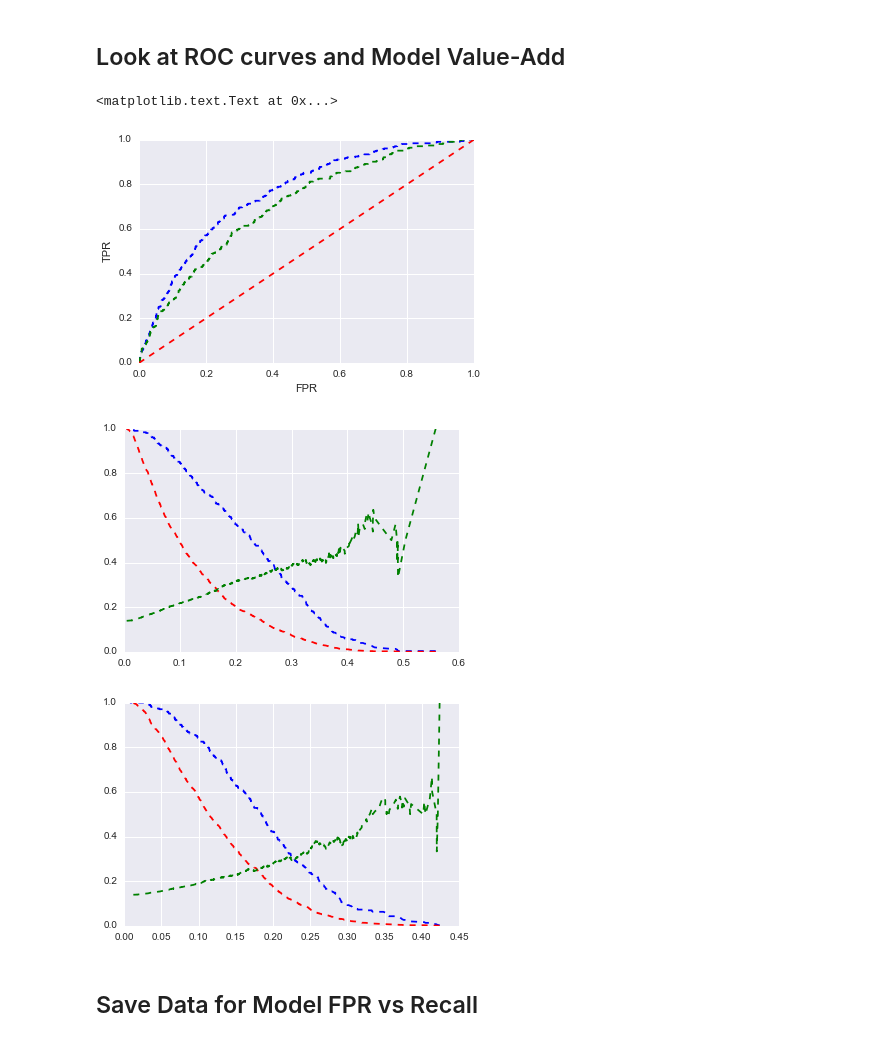
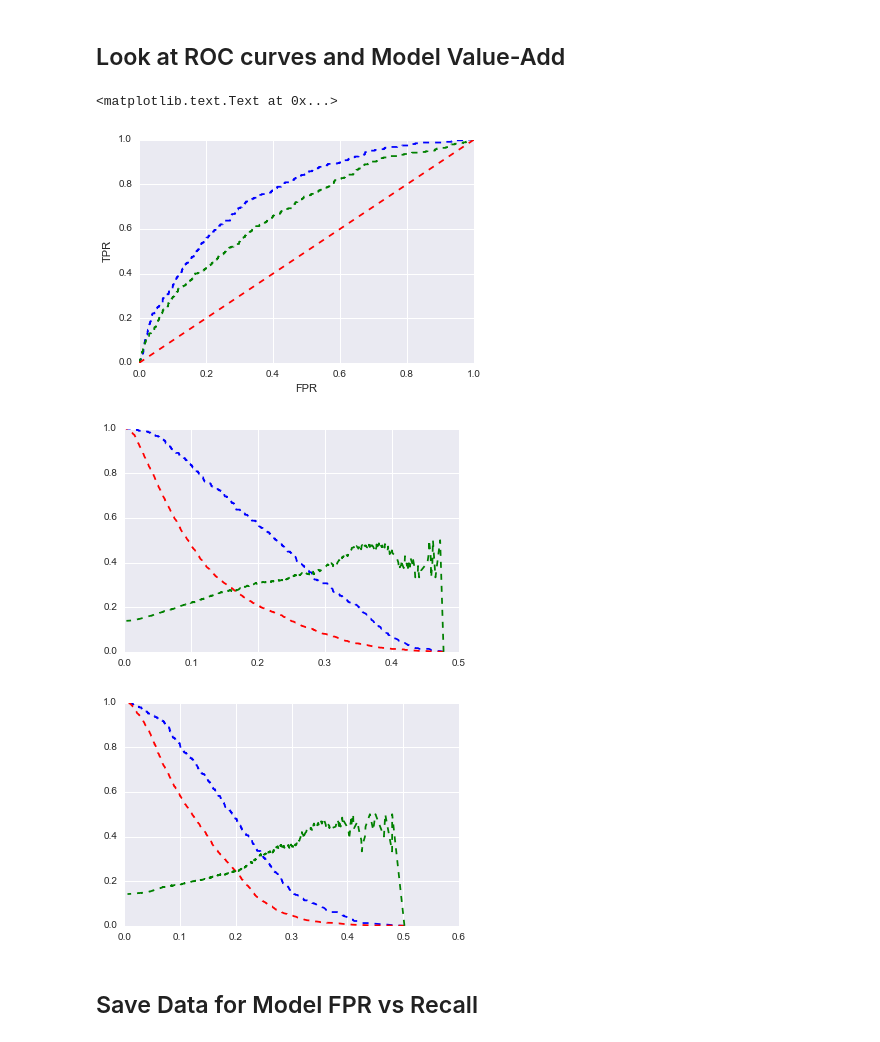
Before and after one commit to cmgerr/General-Social-Survey, a Jupyter notebook: Models/Random_Forest_Tuning.ipynb, the cells around one changed output. Saved outputs shown, nothing was run; the diff lists cells and outputs as text; code cells hidden in the pictures.

Commit message:
update RF data drop to avoid dropping too many rows for smaller subset

```diff
--- a/Models/Random_Forest_Tuning.ipynb
+++ b/Models/Random_Forest_Tuning.ipynb
@@ -60,7 +66,8 @@ gsrf = GridSearchCV(rf, param_grid, n_jobs=-1, scoring = 'roc_auc')
 ## Run and Evaluate Model on Fuller Training Set (including subjective features that would need to be assessed in interview)
 # %%
 # fit GS RF on training data, print best estimator and out-of-sample score
-gsrf.fit(X1_train, y_train)
+gsrf.fit(X1_train, y1_train)
 print gsrf.best_estimator_
-print gsrf.score(X1_test, y_test)
+print gsrf.best_score_
+print gsrf.score(X1_test, y1_test)
 # %% [output]
@@ -113,2 +120,14 @@ feat_importances.sort_values(by='importance', ascending = False).round(decimals=
 # %% [markdown]
 ## Run and Evaluate Model on More Realistic Training Set (including only demographic/biographic information)
+# %%
+# drop subjective features
+data.drop(['satfin', 'weekswrk', 'polviews'],axis=1, inplace=True)
+
+#drop NA
+data2 = data.dropna()
+# set X and y
+X = pd.get_dummies(data2.drop('happy', axis=1), drop_first=True)
+y = data2['happy'] == 1 # y is "true" when individual is unhappy
+
+# look at % in each class
+y.value_counts()/y.count()
@@ -115,12 +138,13 @@ feat_importances.sort_values(by='importance', ascending = False).round(decimals=
+# %%
+# do train_test split
+X2_train, X2_test, y2_train, y2_test = train_test_split(X, y,
+        stratify = y, test_size=0.2, random_state=rs)
 # %%
-# drop subjective features
-X2_train = X1_train.drop(['satfin', 'weekswrk', 'polviews'], axis=1)
-X2_test = X1_test.drop(['satfin', 'weekswrk', 'polviews'], axis=1)
-
 # fit GS RF and print best estimator, out-of-sample score
-gsrf.fit(X2_train, y_train)
+gsrf.fit(X2_train, y2_train)
 print gsrf.best_estimator_
-print gsrf.score(X2_test, y_test)
+print gsrf.best_score_
+print gsrf.score(X2_test, y2_test)
 # %% [output]
 RandomForestClassifier(bootstrap=True, class_weight=None, criterion='gini',
             max_depth=15, max_features='auto', max_leaf_nodes=None,
@@ -169,14 +193,14 @@ feat_importances.sort_values(by='importance', ascending = False).round(decimals=
 ## Look at ROC curves and Model Value-Add
 # %%
 # look at ROC curve for model with more features and less features
-fpr1, tpr1, _ = metrics.roc_curve(y_test, gsrf_proba1[:,1])
-fpr2, tpr2, _ = metrics.roc_curve(y_test, gsrf_proba2[:,1])
+fpr1, tpr1, _ = metrics.roc_curve(y1_test, gsrf_proba1[:,1])
+fpr2, tpr2, _ = metrics.roc_curve(y2_test, gsrf_proba2[:,1])
 plt.plot(fpr1, tpr1, 'b--', fpr2, tpr2, 'g--', fpr1, fpr1, 'r--')
 plt.xlabel('FPR')
 plt.ylabel('TPR')
 # %% [output]
 <matplotlib.text.Text at 0x...>
-[figure, old version]
+[figure, new version]
 # %%
 # save data as CSV for graphing in Tableau
 df1 = pd.DataFrame({'Model': 1, 'FPR': fpr1, 'TPR': tpr1})
@@ -209,14 +234,14 @@ def getPlotValueAdd(probas, y_test):
     return modelprobs
 # %%
 # look at value add for model with more features
-modelprobs1 = getPlotValueAdd(gsrf_proba1, y_test)
+modelprobs1 = getPlotValueAdd(gsrf_proba1, y1_test)
 # %% [output]
-[figure, old version]
+[figure, new version]
 # %%
 # look at value add for 'more realistic' model
-modelprobs2 = getPlotValueAdd(gsrf_proba2, y_test)
+modelprobs2 = getPlotValueAdd(gsrf_proba2, y2_test)
 # %% [output]
-[figure, old version]
+[figure, new version]
 # %% [markdown]
 ## Save Data for Model FPR vs Recall
 # %%
```
Also changed, not shown: parts of 12 cells of this notebook, 3 other files.
